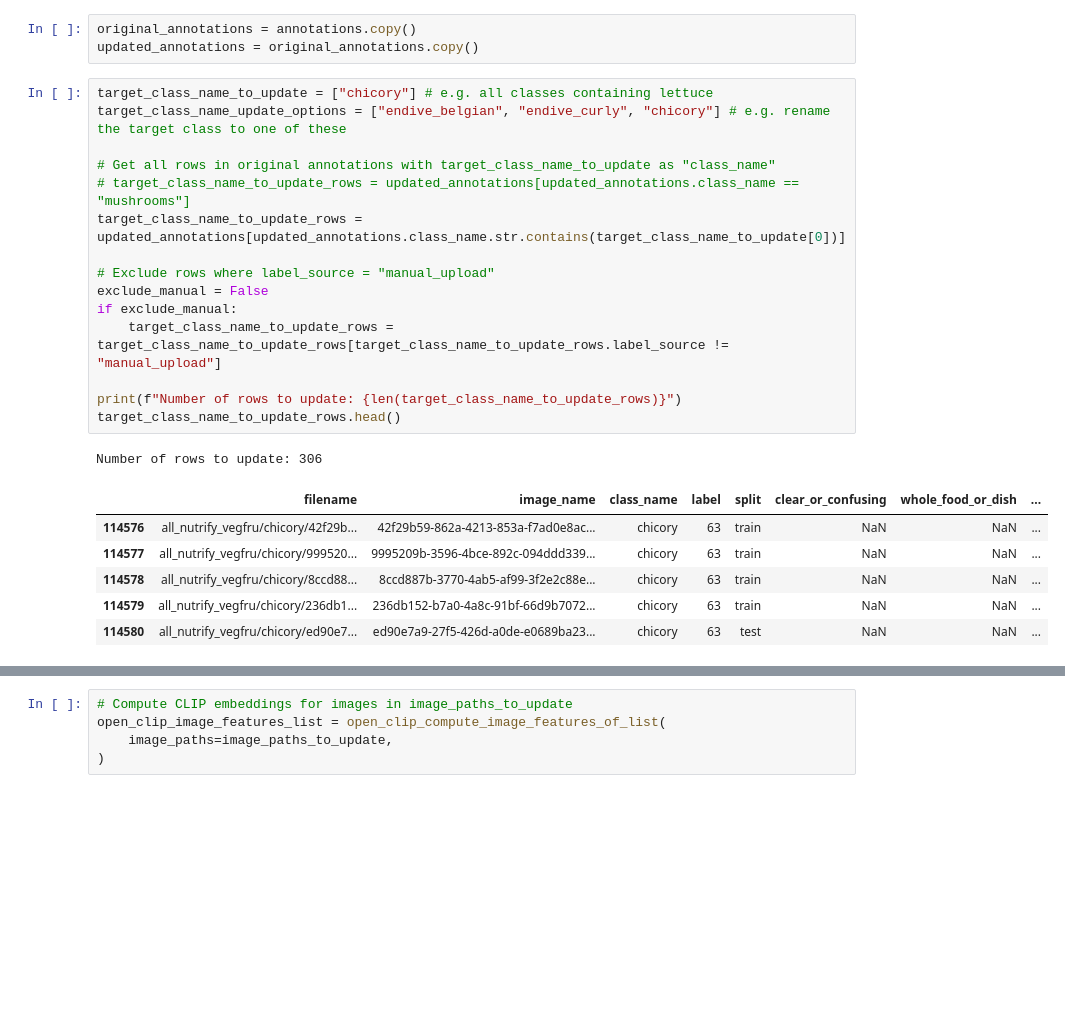
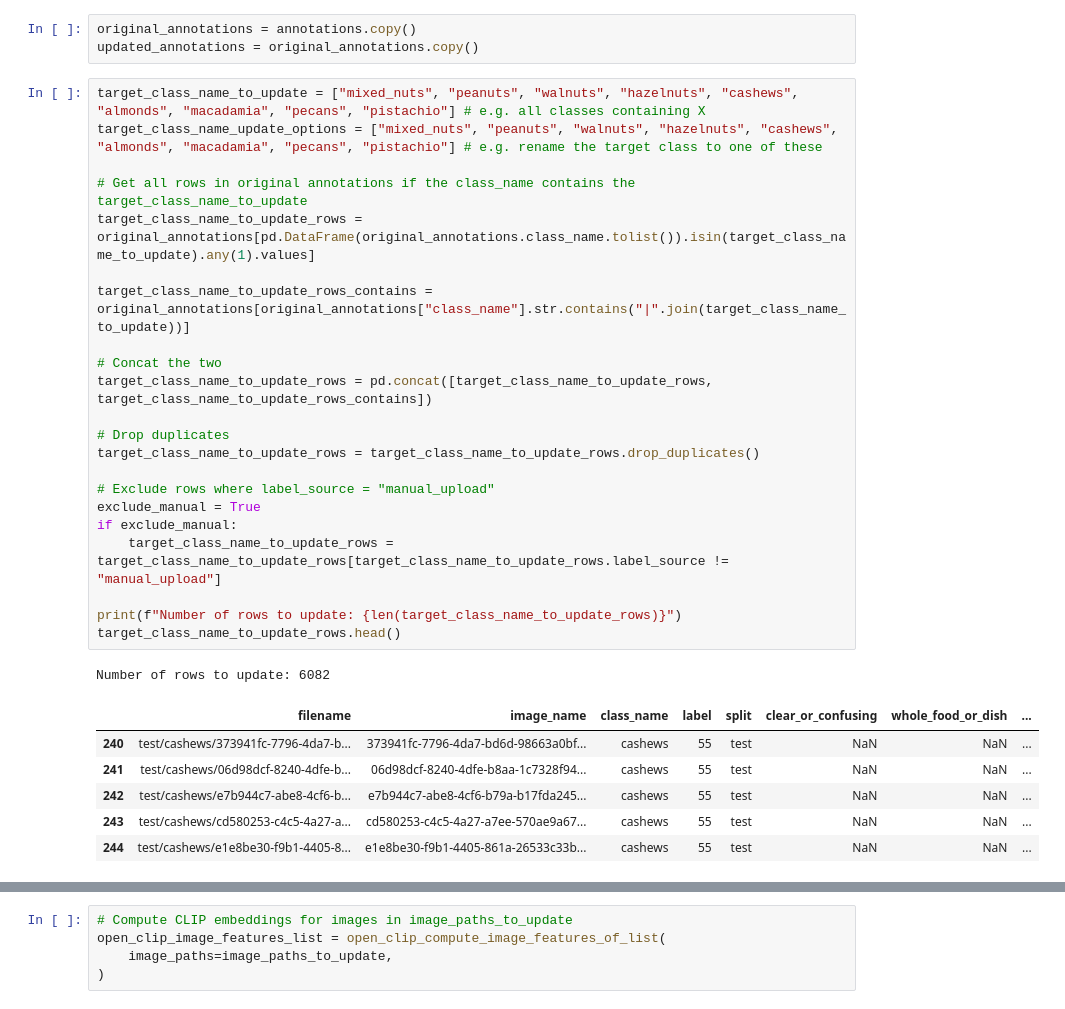
Before and after one commit to mrdbourke/nutrify, a Jupyter notebook: foodvision/notebooks/16_rename_class_names_with_CLIP.ipynb, the cells around one changed output, grey strips where cells are left out. Saved outputs shown, nothing was run; the diff lists cells and outputs as text; blank space fills up the shorter version.

```diff
--- a/foodvision/notebooks/16_rename_class_names_with_CLIP.ipynb
+++ b/foodvision/notebooks/16_rename_class_names_with_CLIP.ipynb
@@ -136,25 +136,32 @@ wandb: Downloading large artifact food_vision_199_classes_images:latest, 18441.3
 original_annotations = annotations.copy()
 updated_annotations = original_annotations.copy()
 # %%
-target_class_name_to_update = ["chicory"] # e.g. all classes containing lettuce
-target_class_name_update_options = ["endive_belgian", "endive_curly", "chicory"] # e.g. rename the target class to one of these
+target_class_name_to_update = ["mixed_nuts", "peanuts", "walnuts", "hazelnuts", "cashews", "almonds", "macadamia", "pecans", "pistachio"] # e.g. all classes containing X
+target_class_name_update_options = ["mixed_nuts", "peanuts", "walnuts", "hazelnuts", "cashews", "almonds", "macadamia", "pecans", "pistachio"] # e.g. rename the target class to one of these
 
-# Get all rows in original annotations with target_class_name_to_update as "class_name"
-# target_class_name_to_update_rows = updated_annotations[updated_annotations.class_name == "mushrooms"]
-target_class_name_to_update_rows = updated_annotations[updated_annotations.class_name.str.contains(target_class_name_to_update[0])]
+# Get all rows in original annotations if the class_name contains the target_class_name_to_update
+target_class_name_to_update_rows = original_annotations[pd.DataFrame(original_annotations.class_name.tolist()).isin(target_class_name_to_update).any(1).values]
+
+target_class_name_to_update_rows_contains = original_annotations[original_annotations["class_name"].str.contains("|".join(target_class_name_to_update))]
+
+# Concat the two
+target_class_name_to_update_rows = pd.concat([target_class_name_to_update_rows, target_class_name_to_update_rows_contains])
+
+# Drop duplicates
+target_class_name_to_update_rows = target_class_name_to_update_rows.drop_duplicates()
 
 # Exclude rows where label_source = "manual_upload"
-exclude_manual = False
+exclude_manual = True
 if exclude_manual:
     target_class_name_to_update_rows = target_class_name_to_update_rows[target_class_name_to_update_rows.label_source != "manual_upload"]
 
 print(f"Number of rows to update: {len(target_class_name_to_update_rows)}")
 target_class_name_to_update_rows.head()
 # %% [output]
-Number of rows to update: 306
+Number of rows to update: 6082
 |  | filename | image_name | class_name | label | split | clear_or_confusing | whole_food_or_dish | ... |
-| 114576 | all_nutrify_vegfru/chicory/42f29b... | 42f29b59-862a-4213-853a-f7ad0e8ac... | chicory | 63 | train | NaN | NaN | ... |
-| 114577 | all_nutrify_vegfru/chicory/999520... | 9995209b-3596-4bce-892c-094ddd339... | chicory | 63 | train | NaN | NaN | ... |
-| 114578 | all_nutrify_vegfru/chicory/8ccd88... | 8ccd887b-3770-4ab5-af99-3f2e2c88e... | chicory | 63 | train | NaN | NaN | ... |
-| 114579 | all_nutrify_vegfru/chicory/236db1... | 236db152-b7a0-4a8c-91bf-66d9b7072... | chicory | 63 | train | NaN | NaN | ... |
-| 114580 | all_nutrify_vegfru/chicory/ed90e7... | ed90e7a9-27f5-426d-a0de-e0689ba23... | chicory | 63 | test | NaN | NaN | ... |
+| 240 | test/cashews/373941fc-7796-4da7-b... | 373941fc-7796-4da7-bd6d-98663a0bf... | cashews | 55 | test | NaN | NaN | ... |
+| 241 | test/cashews/06d98dcf-8240-4dfe-b... | 06d98dcf-8240-4dfe-b8aa-1c7328f94... | cashews | 55 | test | NaN | NaN | ... |
+| 242 | test/cashews/e7b944c7-abe8-4cf6-b... | e7b944c7-abe8-4cf6-b79a-b17fda245... | cashews | 55 | test | NaN | NaN | ... |
+| 243 | test/cashews/cd580253-c4c5-4a27-a... | cd580253-c4c5-4a27-a7ee-570ae9a67... | cashews | 55 | test | NaN | NaN | ... |
+| 244 | test/cashews/e1e8be30-f9b1-4405-8... | e1e8be30-f9b1-4405-861a-26533c33b... | cashews | 55 | test | NaN | NaN | ... |
```
Also changed, not shown: parts of 24 cells of this notebook, 4 other files.
